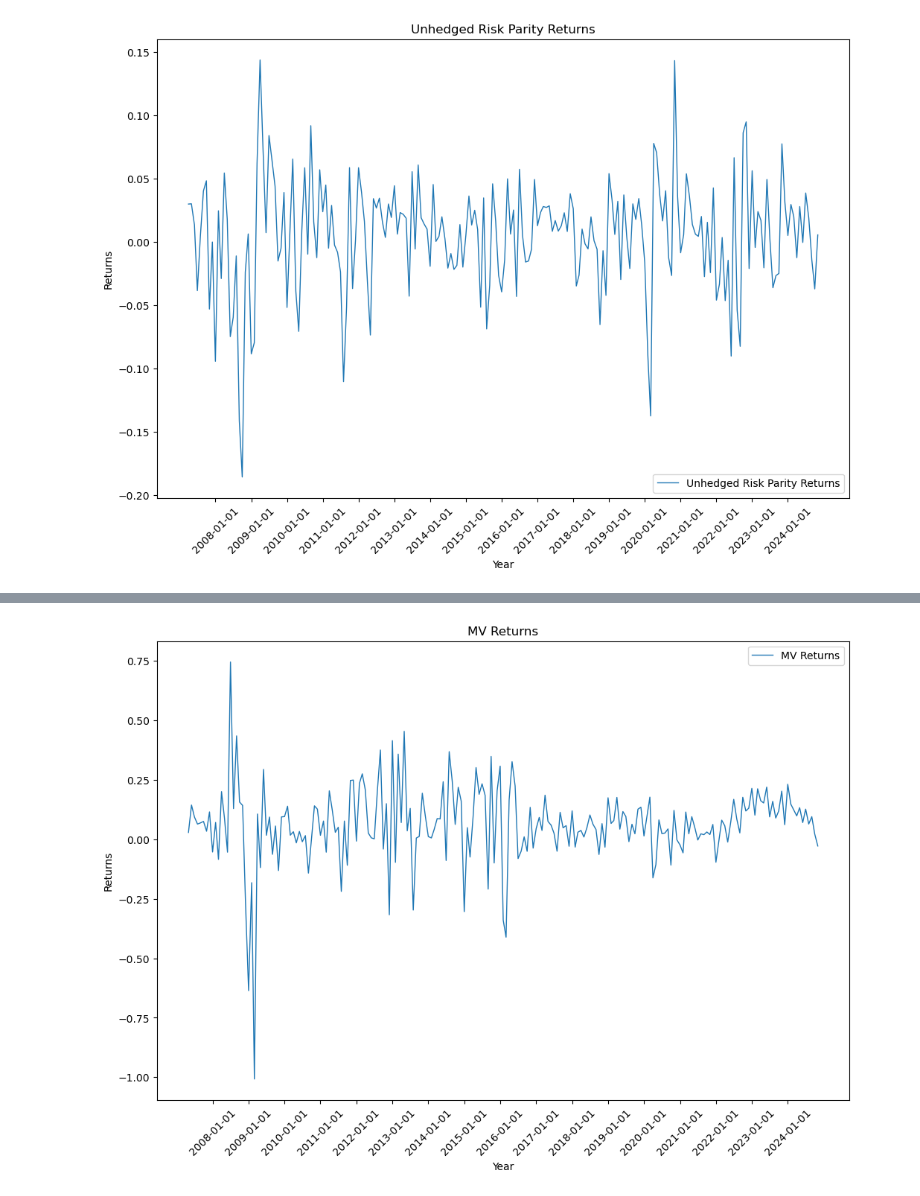
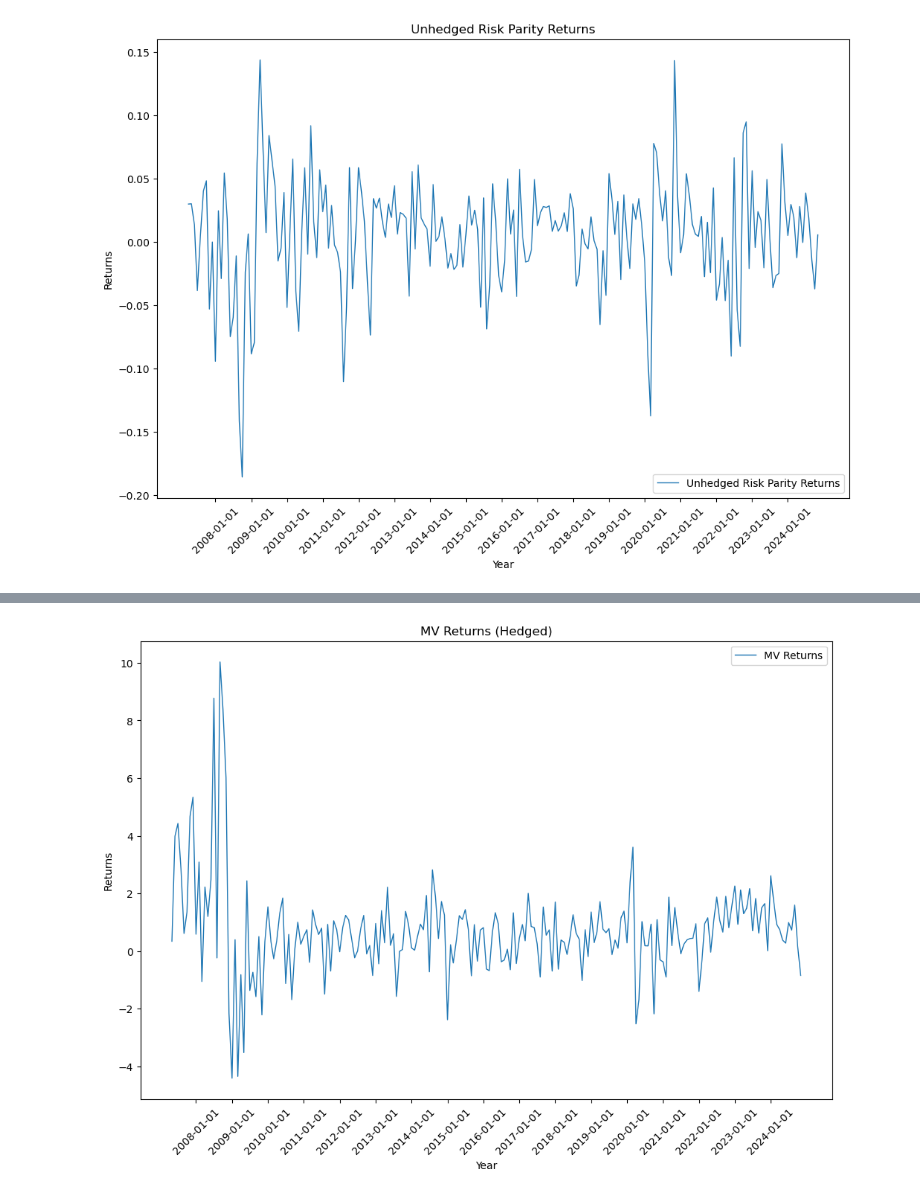
Before and after one commit to pherb127/Investments-Data, a Jupyter notebook: Investments.ipynb, the cells around one changed output, grey strips where cells are left out. Saved outputs shown, nothing was run; the diff lists cells and outputs as text; code cells hidden in the pictures.

```diff
--- a/Investments.ipynb
+++ b/Investments.ipynb
@@ -517,0 +526,5 @@ plt.show()
+# %%
+r_f['tmytm'] = r_f['tmytm']/100
+# %%
+r_f['mcaldt'] = pd.to_datetime(r_f['mcaldt']) + pd.offsets.MonthBegin(1)
+r_f
@@ -521,7 +564,9 @@ import numpy as np
 import pandas as pd
 
 # 1. Drop the date column to get just the returns matrix
-rets = hedged_returns.drop(columns='date')    # shape T×6
+risk_free = r_f[r_f['mcaldt'].astype(str).isin(hedged_returns['date'].astype(str))].reset_index(drop=True)
+# print(risk_free)
+rets = hedged_returns.drop(columns='date').reset_index(drop=True)    # shape T×7
 
 # 2. Prepare an empty DataFrame for the MV weights (same shape)
 mv_weights_hedged = pd.DataFrame(
@@ -532,36 +577,32 @@ mv_weights_hedged = pd.DataFrame(
 
 window = 60
 
-# 3. Loop over each row position t = 60, 61, …, T−1
 for t in range(window, len(rets)):
     # take the past 60 months of returns, ending at t−1
-    window_data = rets.iloc[t-window:t]      # (60×6) array
-    mu_t     = window_data.mean().values      # (6,)
-    sigma_t  = window_data.cov().values       # (6×6)
+    window_rets = rets.iloc[t-window:t]                   # shape (window × 7)
+    window_rf   = risk_free.iloc[t-window:t]               # shape (window,)
 
-    # raw MV weights ∝ Σ^{-1} μ
+    # Subtract row‐wise by specifying axis=0:
+    window_data = window_rets.sub(window_rf['tmytm'], axis=0)     # (60×7) array
+    # print(window_data.head())
+    # print(window_rets.head())
+    mu_t     = window_data.mean().values      # (7,)
+    sigma_t  = window_rets.cov().values       # (7×7)
+
+    # raw MV weights  Σ^{-1} μ
     inv_sigma = np.linalg.inv(sigma_t)
-    w_raw     = inv_sigma.dot(mu_t)
+    w_raw = inv_sigma.dot(mu_t)
+    mv_weights_hedged.iloc[t] = w_raw
 
-    # normalize to sum to 1
-    mv_weights_hedged.iloc[t] = w_raw / w_raw.sum()
-
-# 4. Drop the initial NaN rows (first 60 rows have no full-window weight)
 mv_weights_hedged = mv_weights_hedged.dropna().reset_index(drop=True)
 
-# 5. Now re-attach the date column from the original (skipping the first 60 dates)
 mv_weights_hedged['date'] = hedged_returns['date'].iloc[window:].values
 
-# 6. (Optional) reorder so date comes first
 cols = ['date'] + [c for c in mv_weights_hedged.columns if c != 'date']
 mv_weights_hedged = mv_weights_hedged[cols]
 
 # 7. Finally compute the strategy return
 #    multiply each weight by its country return and sum across countries
 rets_truncated = rets.iloc[window:].reset_index(drop=True)
-mv_weights_hedged['mv_return'] = (mv_weights_hedged.drop(columns='date') * rets_truncated).sum(axis=1)
-
-display(mv_weights_hedged['mv_return'].describe())
-
-sharpe_ratio = mv_weights_hedged['mv_return'].mean() / mv_weights_hedged['mv_return'].std() * np.sqrt(12)
-print(f"Sharpe Ratio: {sharpe_ratio}")
+risk_free_truncated = risk_free.iloc[window:].reset_index(drop=True)
+mv_weights_hedged['mv_return'] = risk_free_truncated['tmytm'] + ((mv_weights_hedged.drop(columns='date') * rets_truncated.sub(risk_free_truncated['tmytm'], axis=0)).sum(axis=1))
@@ -579,17 +640,17 @@ Sharpe Ratio: 1.3024039122524178
 # %%
 fig, ax = plt.subplots(figsize=(12, 8))
 
 # Convert 'date' column to datetime format before plotting
 mv_weights_hedged['date'] = pd.to_datetime(mv_weights_hedged['date'])
 ax.plot(mv_weights_hedged['date'], mv_weights_hedged['mv_return'], linestyle='-', linewidth=1, label='MV Returns')
 
 ax.set_xticks(pd.date_range(start=mv_weights_hedged['date'].min(), end=mv_weights_hedged['date'].max(), freq='YS'))
 ax.tick_params(axis='x', rotation=45)
 
-ax.set_title('MV Returns')
+ax.set_title('MV Returns (Hedged)')
 ax.set_xlabel('Year')
 ax.set_ylabel('Returns')
 ax.legend()
 plt.show()
 # %% [output]
-[figure, old version]
+[figure, new version]
```
Also changed, not shown: parts of 34 cells of this notebook.
